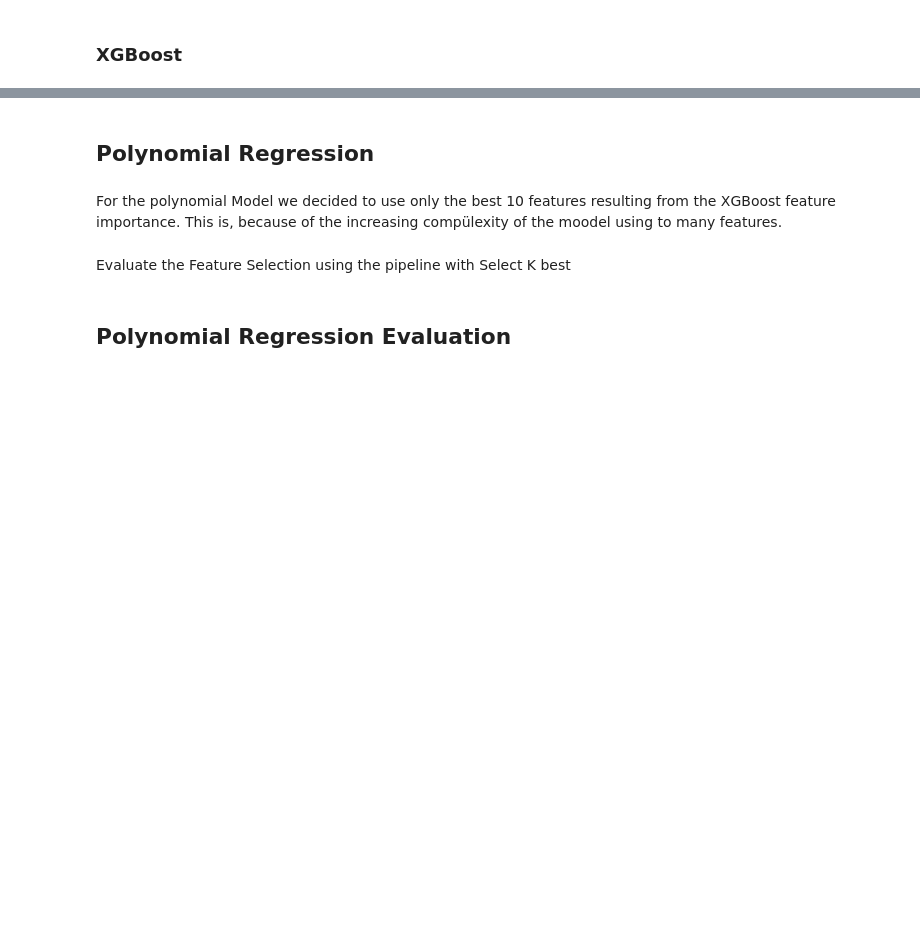
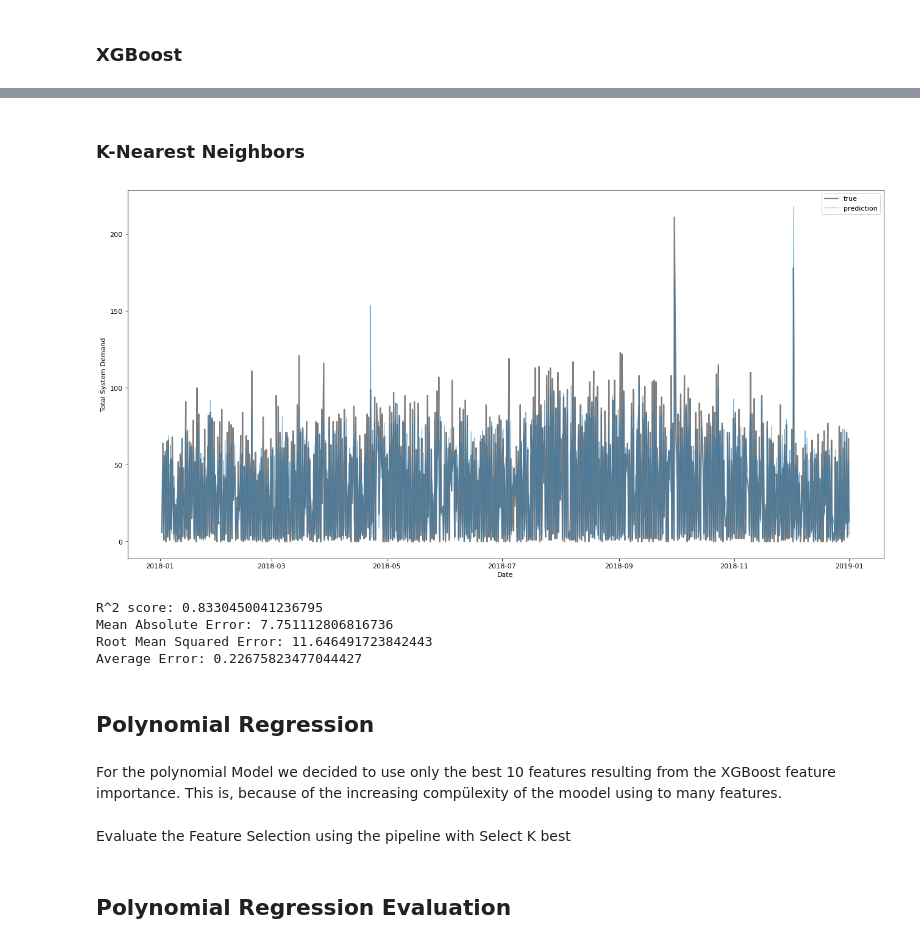
Before and after one commit to masbach/BananaCode, a Jupyter notebook: notebooks/4-PredictiveAnalysis.ipynb, the cells around one changed output, grey strips where cells are left out. Drawn from its saved outputs; the diff is of its cells as text; code cells hidden in the pictures; blank space fills up the shorter version.

```diff
--- a/notebooks/4-PredictiveAnalysis.ipynb
+++ b/notebooks/4-PredictiveAnalysis.ipynb
@@ -349,3 +440,17 @@ plot_true_vs_prediction(y_pred_XGB, y_test)
+# %% [markdown]
+### K-Nearest Neighbors
+# %%
+X_scaled_test=scaler.transform(X_test)
+
+y_pred_KNN = KNN.predict(X_scaled_test)
+
+plot_true_vs_prediction(y_pred_KNN,y_test)
+# %% [output]
+[figure, added]
+R^2 score: 0.8330450041236795
+Mean Absolute Error: 7.751112806816736
+Root Mean Squared Error: 11.646491723842443
+Average Error: 0.22675823477044427
 # %% [markdown]
 ## Polynomial Regression
 # %% [markdown]
```
Also changed, not shown: parts of 21 cells of this notebook.
